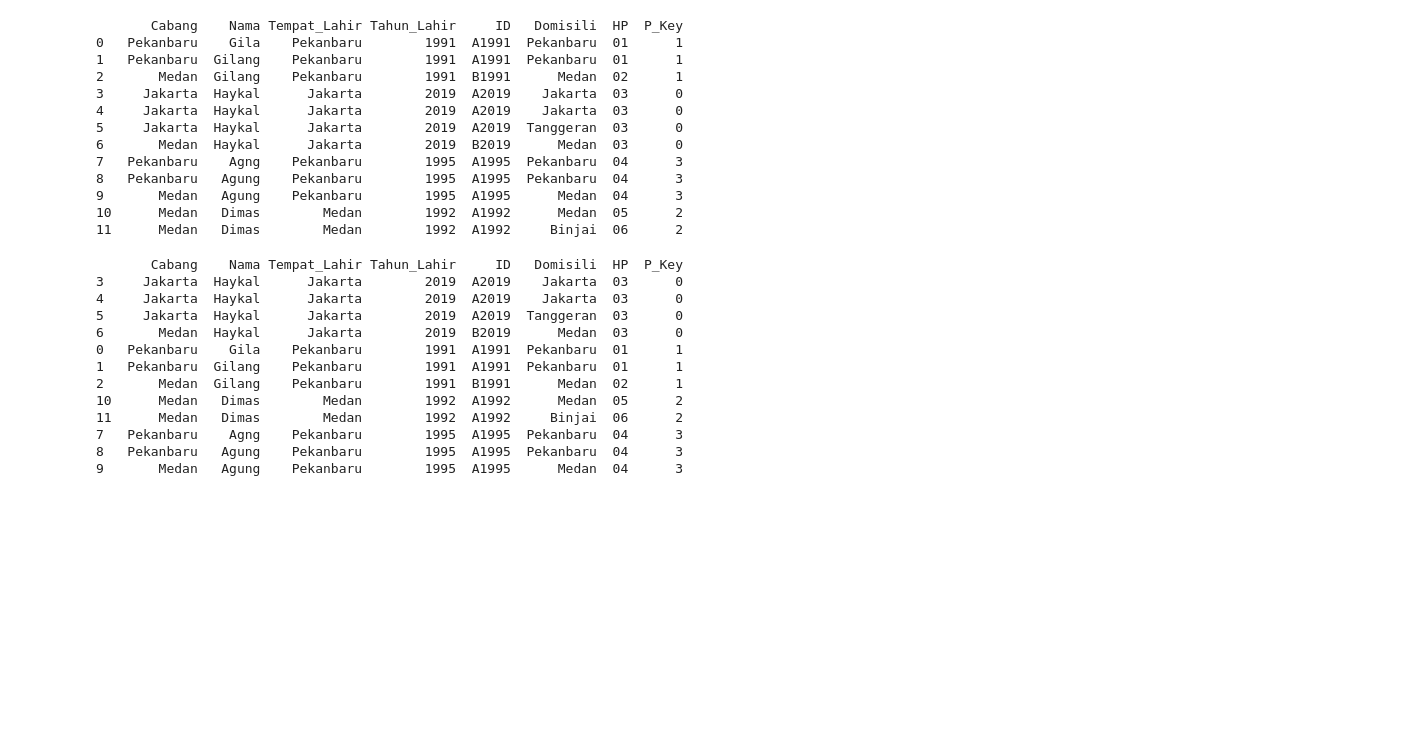
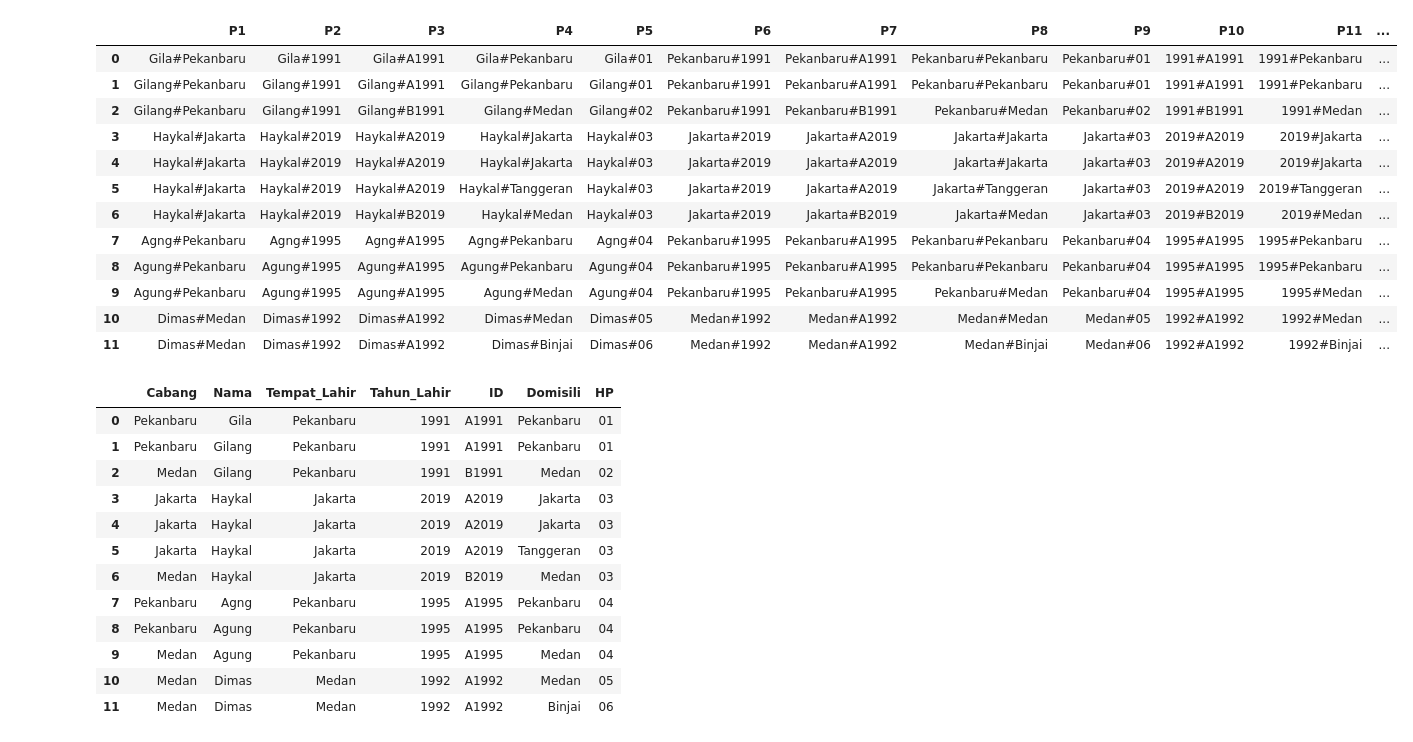
Before and after one commit to lintanggilang/Praktik-Machine-Learning, a Jupyter notebook: K_modes/K_modes.ipynb, the cells around one changed output. Saved outputs shown, nothing was run; the diff lists cells and outputs as text; code cells hidden in the pictures; blank space fills up the shorter version.

```diff
--- a/K_modes/K_modes.ipynb
+++ b/K_modes/K_modes.ipynb
@@ -49,6 +167,5 @@ print (df)
 # %%
-df_t2 = df
-clus_df2 = KModes(n_clusters=4, init = "Huang", n_init = 1000, verbose=1)
-fit_clus_df = clus_df2.fit_predict(df_t2)
-df_t2["P_Key"] = fit_clus_df
+model = KModes(n_clusters=4, init = "Cao", n_init = 1000, verbose=1);
+fit_model = model.fit_predict(df_Key);
+df_Key["P_Key"] = fit_model;
 # %% [output]
@@ -72,33 +176,0 @@ Best run was number 3
-# %%
-print(df_t2)
-# %% [output]
-       Cabang    Nama Tempat_Lahir Tahun_Lahir     ID   Domisili  HP  P_Key
-0   Pekanbaru    Gila    Pekanbaru        1991  A1991  Pekanbaru  01      1
-1   Pekanbaru  Gilang    Pekanbaru        1991  A1991  Pekanbaru  01      1
-2       Medan  Gilang    Pekanbaru        1991  B1991      Medan  02      1
-3     Jakarta  Haykal      Jakarta        2019  A2019    Jakarta  03      0
-4     Jakarta  Haykal      Jakarta        2019  A2019    Jakarta  03      0
-5     Jakarta  Haykal      Jakarta        2019  A2019  Tanggeran  03      0
-6       Medan  Haykal      Jakarta        2019  B2019      Medan  03      0
-7   Pekanbaru    Agng    Pekanbaru        1995  A1995  Pekanbaru  04      3
-8   Pekanbaru   Agung    Pekanbaru        1995  A1995  Pekanbaru  04      3
-9       Medan   Agung    Pekanbaru        1995  A1995      Medan  04      3
-10      Medan   Dimas        Medan        1992  A1992      Medan  05      2
-11      Medan   Dimas        Medan        1992  A1992     Binjai  06      2
-# %%
-df_t2.sort_values(by=["P_Key"], inplace=True, ascending=True)
-print(df_t2)
-# %% [output]
-       Cabang    Nama Tempat_Lahir Tahun_Lahir     ID   Domisili  HP  P_Key
-3     Jakarta  Haykal      Jakarta        2019  A2019    Jakarta  03      0
-4     Jakarta  Haykal      Jakarta        2019  A2019    Jakarta  03      0
-5     Jakarta  Haykal      Jakarta        2019  A2019  Tanggeran  03      0
-6       Medan  Haykal      Jakarta        2019  B2019      Medan  03      0
-0   Pekanbaru    Gila    Pekanbaru        1991  A1991  Pekanbaru  01      1
-1   Pekanbaru  Gilang    Pekanbaru        1991  A1991  Pekanbaru  01      1
-2       Medan  Gilang    Pekanbaru        1991  B1991      Medan  02      1
-10      Medan   Dimas        Medan        1992  A1992      Medan  05      2
-11      Medan   Dimas        Medan        1992  A1992     Binjai  06      2
-7   Pekanbaru    Agng    Pekanbaru        1995  A1995  Pekanbaru  04      3
-8   Pekanbaru   Agung    Pekanbaru        1995  A1995  Pekanbaru  04      3
-9       Medan   Agung    Pekanbaru        1995  A1995      Medan  04      3
@@ -111,0 +177,34 @@ print(df_t2)
+# %%
+df_Key.sort_index(axis = 0)
+df_Key
+# %% [output]
+|  | P1 | P2 | P3 | P4 | P5 | P6 | P7 | P8 | P9 | P10 | P11 | ... |
+| 0 | Gila#Pekanbaru | Gila#1991 | Gila#A1991 | Gila#Pekanbaru | Gila#01 | Pekanbaru#1991 | Pekanbaru#A1991 | Pekanbaru#Pekanbaru | Pekanbaru#01 | 1991#A1991 | 1991#Pekanbaru | ... |
+| 1 | Gilang#Pekanbaru | Gilang#1991 | Gilang#A1991 | Gilang#Pekanbaru | Gilang#01 | Pekanbaru#1991 | Pekanbaru#A1991 | Pekanbaru#Pekanbaru | Pekanbaru#01 | 1991#A1991 | 1991#Pekanbaru | ... |
+| 2 | Gilang#Pekanbaru | Gilang#1991 | Gilang#B1991 | Gilang#Medan | Gilang#02 | Pekanbaru#1991 | Pekanbaru#B1991 | Pekanbaru#Medan | Pekanbaru#02 | 1991#B1991 | 1991#Medan | ... |
+| 3 | Haykal#Jakarta | Haykal#2019 | Haykal#A2019 | Haykal#Jakarta | Haykal#03 | Jakarta#2019 | Jakarta#A2019 | Jakarta#Jakarta | Jakarta#03 | 2019#A2019 | 2019#Jakarta | ... |
+| 4 | Haykal#Jakarta | Haykal#2019 | Haykal#A2019 | Haykal#Jakarta | Haykal#03 | Jakarta#2019 | Jakarta#A2019 | Jakarta#Jakarta | Jakarta#03 | 2019#A2019 | 2019#Jakarta | ... |
+| 5 | Haykal#Jakarta | Haykal#2019 | Haykal#A2019 | Haykal#Tanggeran | Haykal#03 | Jakarta#2019 | Jakarta#A2019 | Jakarta#Tanggeran | Jakarta#03 | 2019#A2019 | 2019#Tanggeran | ... |
+| 6 | Haykal#Jakarta | Haykal#2019 | Haykal#B2019 | Haykal#Medan | Haykal#03 | Jakarta#2019 | Jakarta#B2019 | Jakarta#Medan | Jakarta#03 | 2019#B2019 | 2019#Medan | ... |
+| 7 | Agng#Pekanbaru | Agng#1995 | Agng#A1995 | Agng#Pekanbaru | Agng#04 | Pekanbaru#1995 | Pekanbaru#A1995 | Pekanbaru#Pekanbaru | Pekanbaru#04 | 1995#A1995 | 1995#Pekanbaru | ... |
+| 8 | Agung#Pekanbaru | Agung#1995 | Agung#A1995 | Agung#Pekanbaru | Agung#04 | Pekanbaru#1995 | Pekanbaru#A1995 | Pekanbaru#Pekanbaru | Pekanbaru#04 | 1995#A1995 | 1995#Pekanbaru | ... |
+| 9 | Agung#Pekanbaru | Agung#1995 | Agung#A1995 | Agung#Medan | Agung#04 | Pekanbaru#1995 | Pekanbaru#A1995 | Pekanbaru#Medan | Pekanbaru#04 | 1995#A1995 | 1995#Medan | ... |
+| 10 | Dimas#Medan | Dimas#1992 | Dimas#A1992 | Dimas#Medan | Dimas#05 | Medan#1992 | Medan#A1992 | Medan#Medan | Medan#05 | 1992#A1992 | 1992#Medan | ... |
+| 11 | Dimas#Medan | Dimas#1992 | Dimas#A1992 | Dimas#Binjai | Dimas#06 | Medan#1992 | Medan#A1992 | Medan#Binjai | Medan#06 | 1992#A1992 | 1992#Binjai | ... |
+# %%
+df.sort_index(axis = 0)
+df
+# %% [output]
+|  | Cabang | Nama | Tempat_Lahir | Tahun_Lahir | ID | Domisili | HP |
+| 0 | Pekanbaru | Gila | Pekanbaru | 1991 | A1991 | Pekanbaru | 01 |
+| 1 | Pekanbaru | Gilang | Pekanbaru | 1991 | A1991 | Pekanbaru | 01 |
+| 2 | Medan | Gilang | Pekanbaru | 1991 | B1991 | Medan | 02 |
+| 3 | Jakarta | Haykal | Jakarta | 2019 | A2019 | Jakarta | 03 |
+| 4 | Jakarta | Haykal | Jakarta | 2019 | A2019 | Jakarta | 03 |
+| 5 | Jakarta | Haykal | Jakarta | 2019 | A2019 | Tanggeran | 03 |
+| 6 | Medan | Haykal | Jakarta | 2019 | B2019 | Medan | 03 |
+| 7 | Pekanbaru | Agng | Pekanbaru | 1995 | A1995 | Pekanbaru | 04 |
+| 8 | Pekanbaru | Agung | Pekanbaru | 1995 | A1995 | Pekanbaru | 04 |
+| 9 | Medan | Agung | Pekanbaru | 1995 | A1995 | Medan | 04 |
+| 10 | Medan | Dimas | Medan | 1992 | A1992 | Medan | 05 |
+| 11 | Medan | Dimas | Medan | 1992 | A1992 | Binjai | 06 |
```
Also changed, not shown: parts of 21 cells of this notebook.
